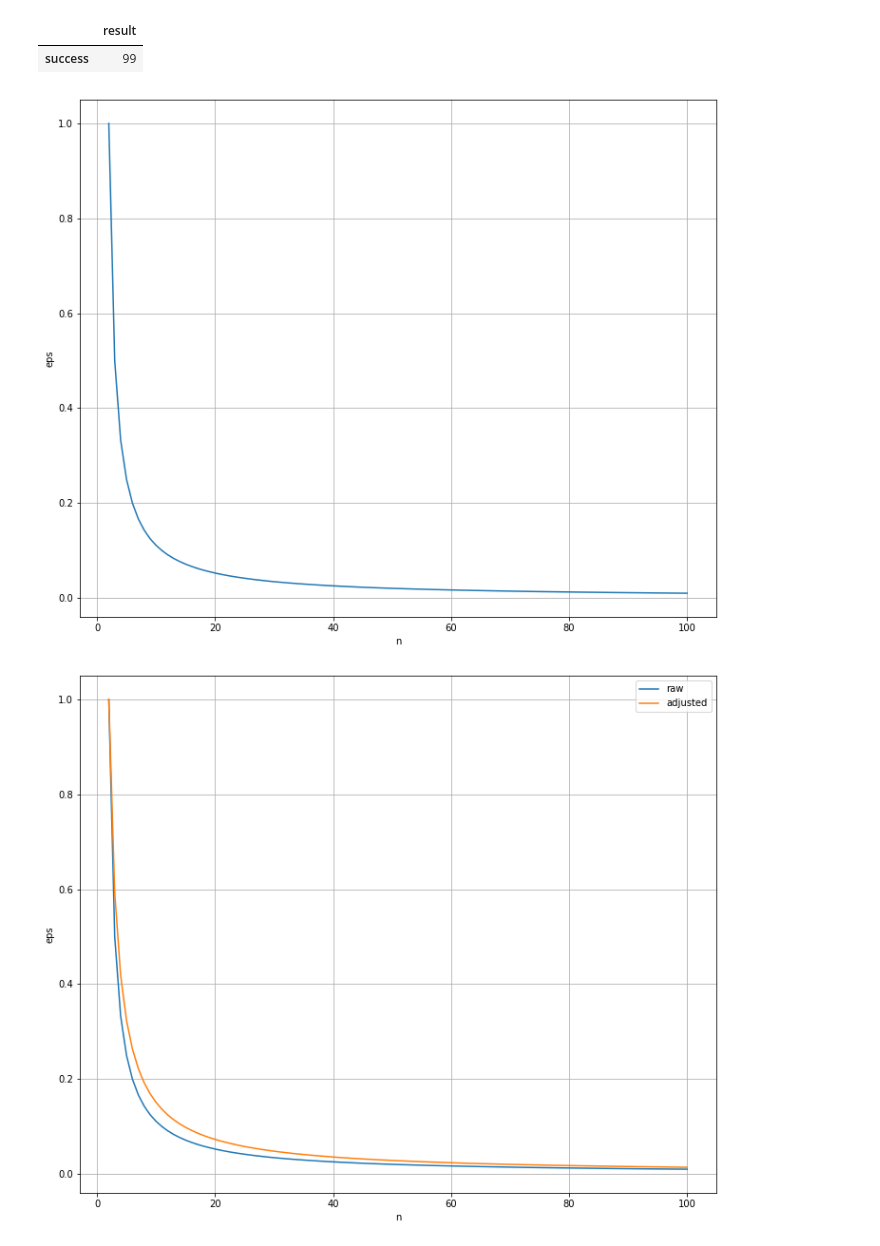
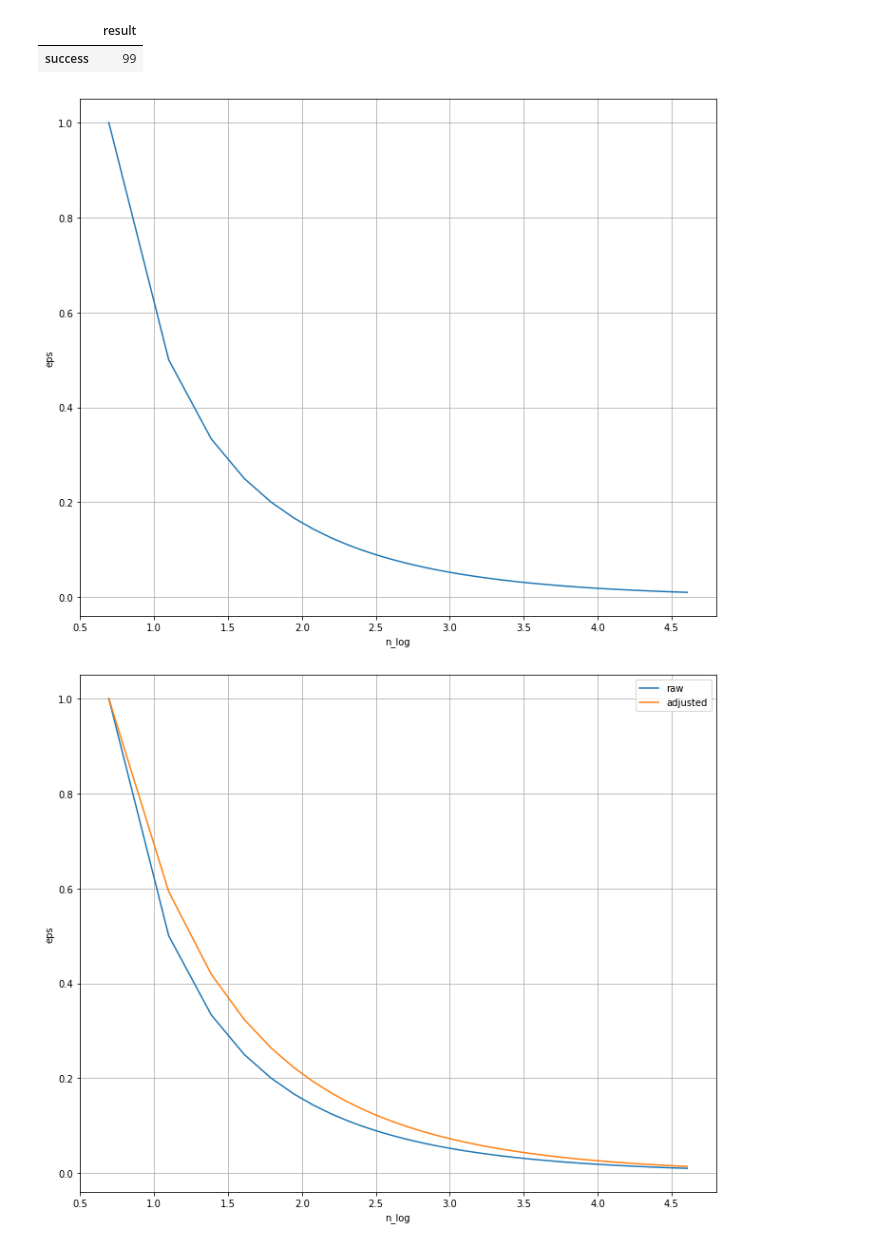
Before and after one commit to mitenevav/computer_complex, a Jupyter notebook: lab1/lab1.ipynb, the cells around one changed output. Drawn from its saved outputs; the diff is of its cells as text; code cells hidden in the pictures.

```diff
--- a/lab1/lab1.ipynb
+++ b/lab1/lab1.ipynb
@@ -81,12 +81,14 @@ pd.DataFrame(data['result'].value_counts())
 # %% [output]
 |  | result |
 | success | 99 |
+# %%
+data['n_log'] = np.log(data['n'])
 # %%
 plt.figure(figsize=(12,10))
-sns.lineplot('n', 'eps', data=data)
+sns.lineplot('n_log', 'eps', data=data)
 plt.grid()
 # %% [output]
-[figure, old version]
+[figure, new version]
 # %%
 result = []
 step = 0.0001
@@ -102,8 +104,9 @@ for n, eps in zip(data['n'], data['eps']):
 data['true_eps'] = result
 # %%
 plt.figure(figsize=(12,10))
-sns.lineplot('n', 'eps', data=data, label='raw')
-sns.lineplot('n', 'true_eps', data=data, label='adjusted')
+sns.lineplot('n_log', 'eps', data=data, label='raw')
+sns.lineplot('n_log', 'true_eps', data=data, label='adjusted')
+
 plt.grid()
 # %% [output]
-[figure, old version]
+[figure, new version]
```
